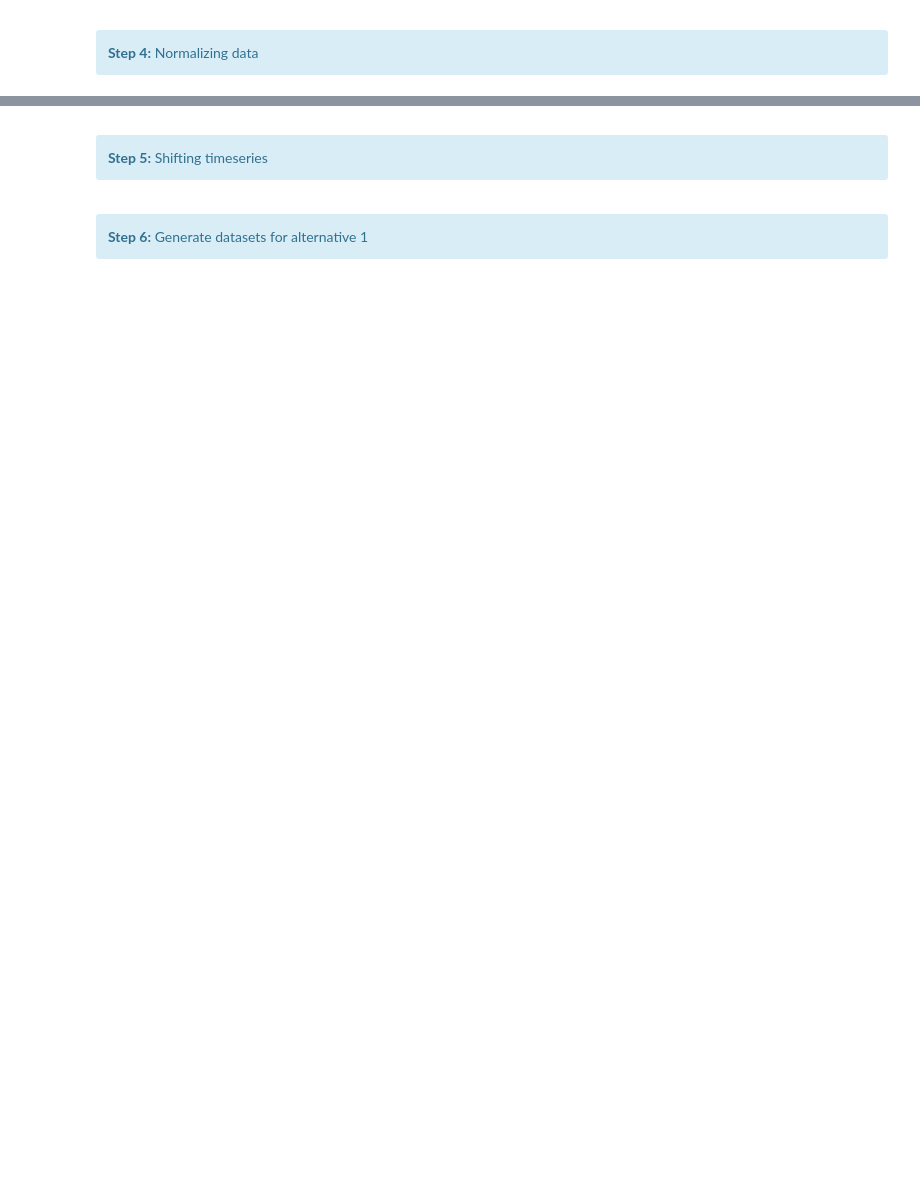
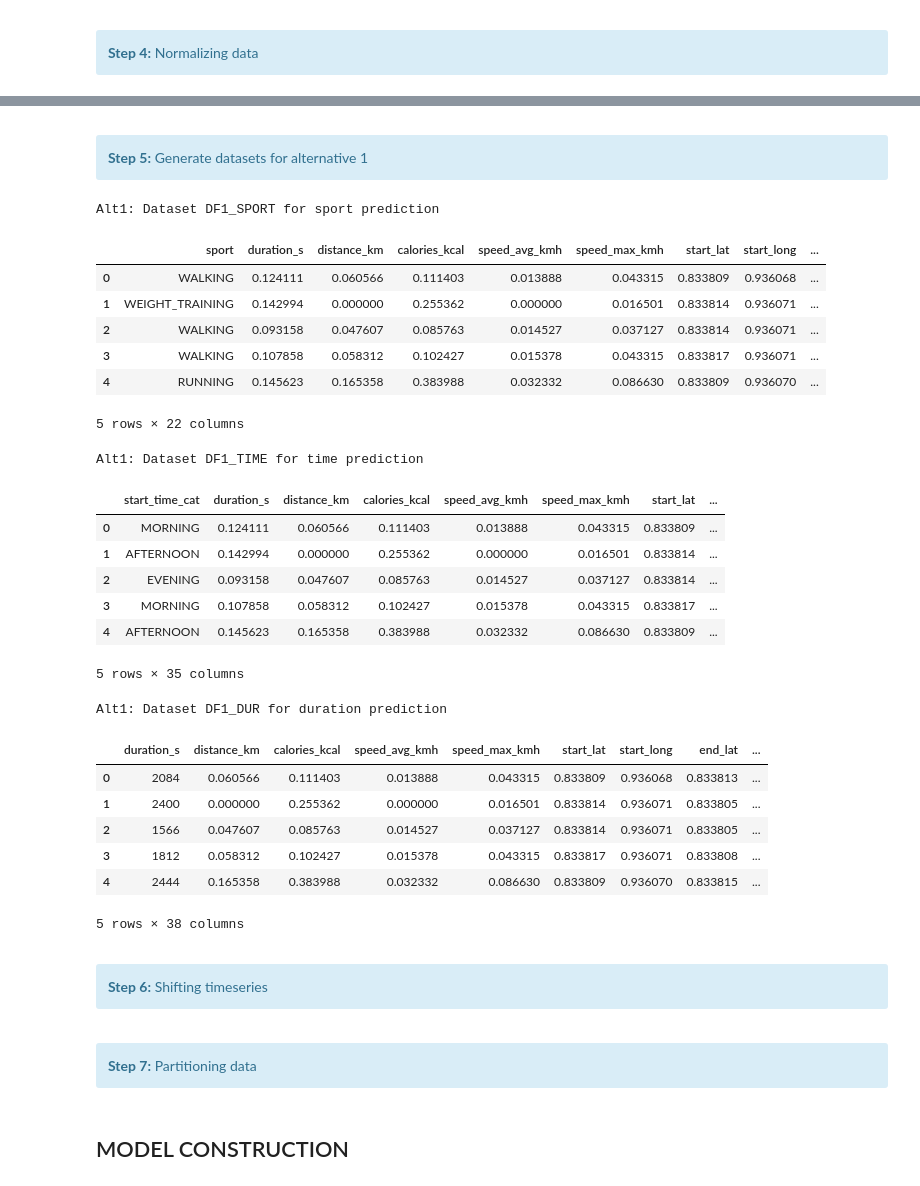
Before and after one commit to Thanhtrannd/WorkoutBigDataPredictiveModel, a Jupyter notebook: main.ipynb, the cells around one changed output, grey strips where cells are left out. Saved outputs shown, nothing was run; the diff lists cells and outputs as text; code cells hidden in the pictures; blank space fills up the shorter version.

```diff
--- a/main.ipynb
+++ b/main.ipynb
@@ -711,5 +848,55 @@ hydration_l: 0
+# %% [markdown]
+<a id='handsondata'></a>
+<div class=" alert alert-info">
+    <b>Step 5:</b> Generate datasets for alternative 1
+</div>
+# %%
+SPORT_CLASS_COL = "sport"
+TIME_CLASS_COL = "start_time_cat"
+DUR_CLASS_COL = "duration_s"
+
+# Create dataset for sport prediction
+print("Alt1: Dataset DF1_SPORT for sport prediction")
+DF1_SPORT = df_norm.drop(["start_time_cat"] + sport_dummy_cols, axis = 1)
+display(DF1_SPORT.head(5))
+
+# Create dataset for start time prediction
+print("Alt1: Dataset DF1_TIME for time prediction")
+DF1_TIME = df_norm.drop(["sport"] + start_time_cat_dummy_cols, axis = 1)
+display(DF1_TIME.head(5))
+
+# Create dataset for duration prediction
+print("Alt1: Dataset DF1_DUR for duration prediction")
+DF1_DUR = df_norm.drop(["start_time_cat", "sport"], axis = 1)
+DF1_DUR["duration_s"] = df["duration_s"]  # Get original duration values
+display(DF1_DUR.head(5))
+# %% [output]
+Alt1: Dataset DF1_SPORT for sport prediction
+|  | sport | duration_s | distance_km | calories_kcal | speed_avg_kmh | speed_max_kmh | start_lat | start_long | ... |
+| 0 | WALKING | 0.124111 | 0.060566 | 0.111403 | 0.013888 | 0.043315 | 0.833809 | 0.936068 | ... |
+| 1 | WEIGHT_TRAINING | 0.142994 | 0.000000 | 0.255362 | 0.000000 | 0.016501 | 0.833814 | 0.936071 | ... |
+| 2 | WALKING | 0.093158 | 0.047607 | 0.085763 | 0.014527 | 0.037127 | 0.833814 | 0.936071 | ... |
+| 3 | WALKING | 0.107858 | 0.058312 | 0.102427 | 0.015378 | 0.043315 | 0.833817 | 0.936071 | ... |
+| 4 | RUNNING | 0.145623 | 0.165358 | 0.383988 | 0.032332 | 0.086630 | 0.833809 | 0.936070 | ... |
+5 rows × 22 columns
+Alt1: Dataset DF1_TIME for time prediction
+|  | start_time_cat | duration_s | distance_km | calories_kcal | speed_avg_kmh | speed_max_kmh | start_lat | ... |
+| 0 | MORNING | 0.124111 | 0.060566 | 0.111403 | 0.013888 | 0.043315 | 0.833809 | ... |
+| 1 | AFTERNOON | 0.142994 | 0.000000 | 0.255362 | 0.000000 | 0.016501 | 0.833814 | ... |
+| 2 | EVENING | 0.093158 | 0.047607 | 0.085763 | 0.014527 | 0.037127 | 0.833814 | ... |
+| 3 | MORNING | 0.107858 | 0.058312 | 0.102427 | 0.015378 | 0.043315 | 0.833817 | ... |
+| 4 | AFTERNOON | 0.145623 | 0.165358 | 0.383988 | 0.032332 | 0.086630 | 0.833809 | ... |
+5 rows × 35 columns
+Alt1: Dataset DF1_DUR for duration prediction
+|  | duration_s | distance_km | calories_kcal | speed_avg_kmh | speed_max_kmh | start_lat | start_long | end_lat | ... |
+| 0 | 2084 | 0.060566 | 0.111403 | 0.013888 | 0.043315 | 0.833809 | 0.936068 | 0.833813 | ... |
+| 1 | 2400 | 0.000000 | 0.255362 | 0.000000 | 0.016501 | 0.833814 | 0.936071 | 0.833805 | ... |
+| 2 | 1566 | 0.047607 | 0.085763 | 0.014527 | 0.037127 | 0.833814 | 0.936071 | 0.833805 | ... |
+| 3 | 1812 | 0.058312 | 0.102427 | 0.015378 | 0.043315 | 0.833817 | 0.936071 | 0.833808 | ... |
+| 4 | 2444 | 0.165358 | 0.383988 | 0.032332 | 0.086630 | 0.833809 | 0.936070 | 0.833815 | ... |
+5 rows × 38 columns
 # %% [markdown]
 <a id='handsondata'></a>
 <div class=" alert alert-info">
-    <b>Step 5:</b> Shifting timeseries
+    <b>Step 6:</b> Shifting timeseries
 </div>
@@ -716,5 +942,5 @@ hydration_l: 0
 # %% [markdown]
 <a id='handsondata'></a>
 <div class=" alert alert-info">
-    <b>Step 6:</b> Generate datasets for alternative 1
+    <b>Step 7:</b> Partitioning data
 </div>
@@ -720,0 +975,2 @@ hydration_l: 0
+# %% [markdown]
+## MODEL CONSTRUCTION
```
Also changed, not shown: parts of 10 cells of this notebook, 1 other file.
